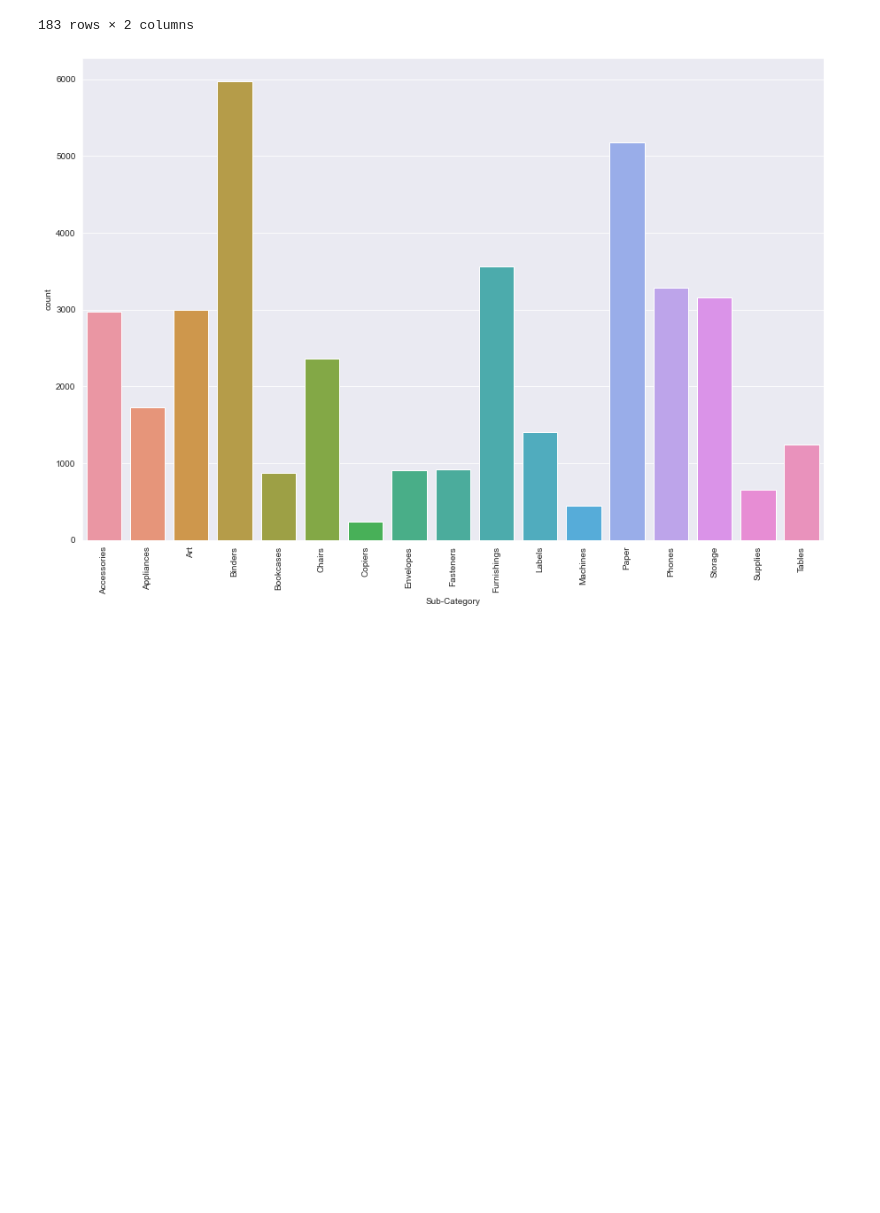
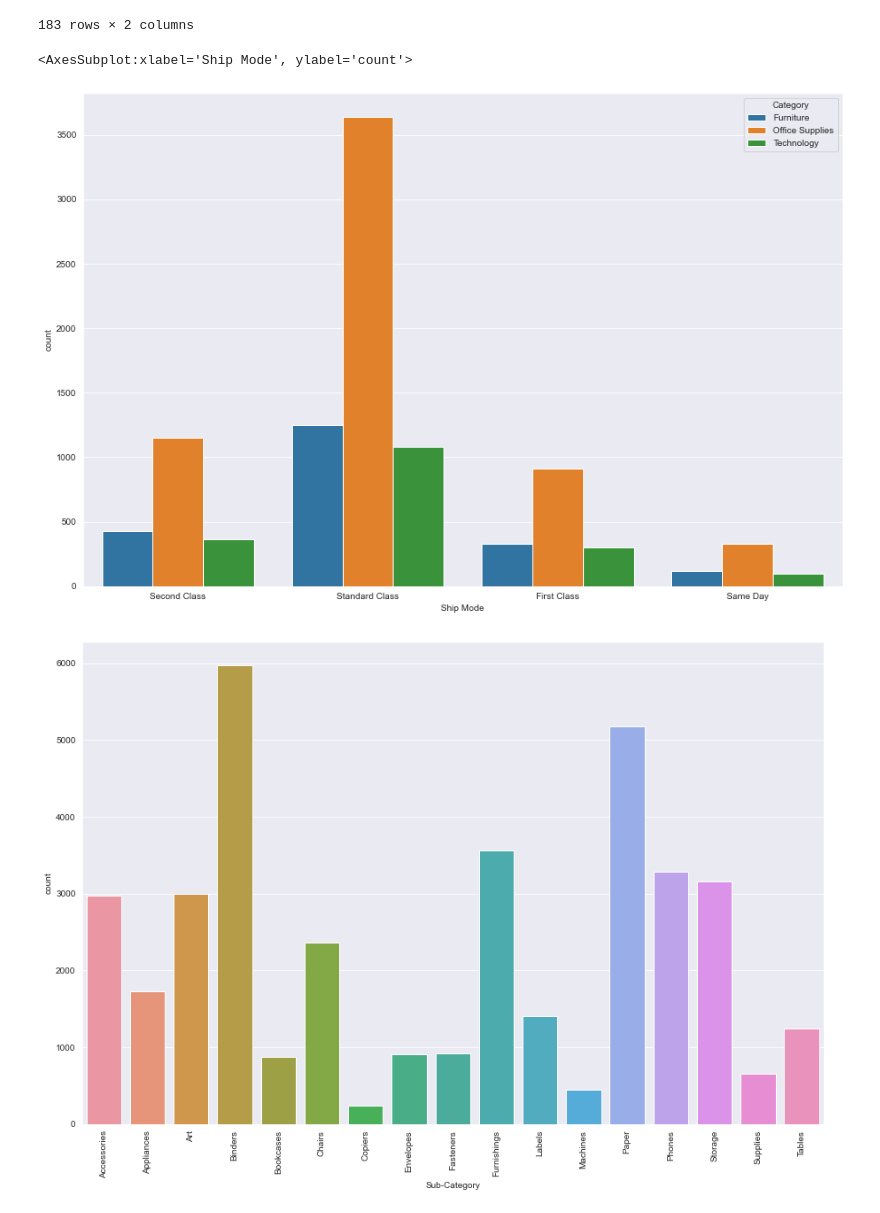
Before and after one commit to ShamikOfficial/Super-Store-Analysis, a Jupyter notebook: Super Store Analysis.ipynb, the cells around one changed output. Saved outputs shown, nothing was run; the diff lists cells and outputs as text; code cells hidden in the pictures; blank space fills up the shorter version.

```diff
--- a/Super Store Analysis.ipynb
+++ b/Super Store Analysis.ipynb
@@ -109,6 +109,12 @@ df_manufacturer_count
 | 181 | Zebra | 46 |
 | 182 | iOttie | 26 |
 183 rows × 2 columns
+# %%
+plt.figure(figsize = (15,10))
+sns.countplot("Ship Mode",data=df_store,hue='Category')
+# %% [output]
+<AxesSubplot:xlabel='Ship Mode', ylabel='count'>
+[figure, added]
 # %%
 df_sub_category_count = df_store.groupby(['Sub-Category'])['Quantity'].sum().reset_index(name='count')
 plt.figure(figsize=(15,10))
```
Also changed, not shown: 1 other file.
